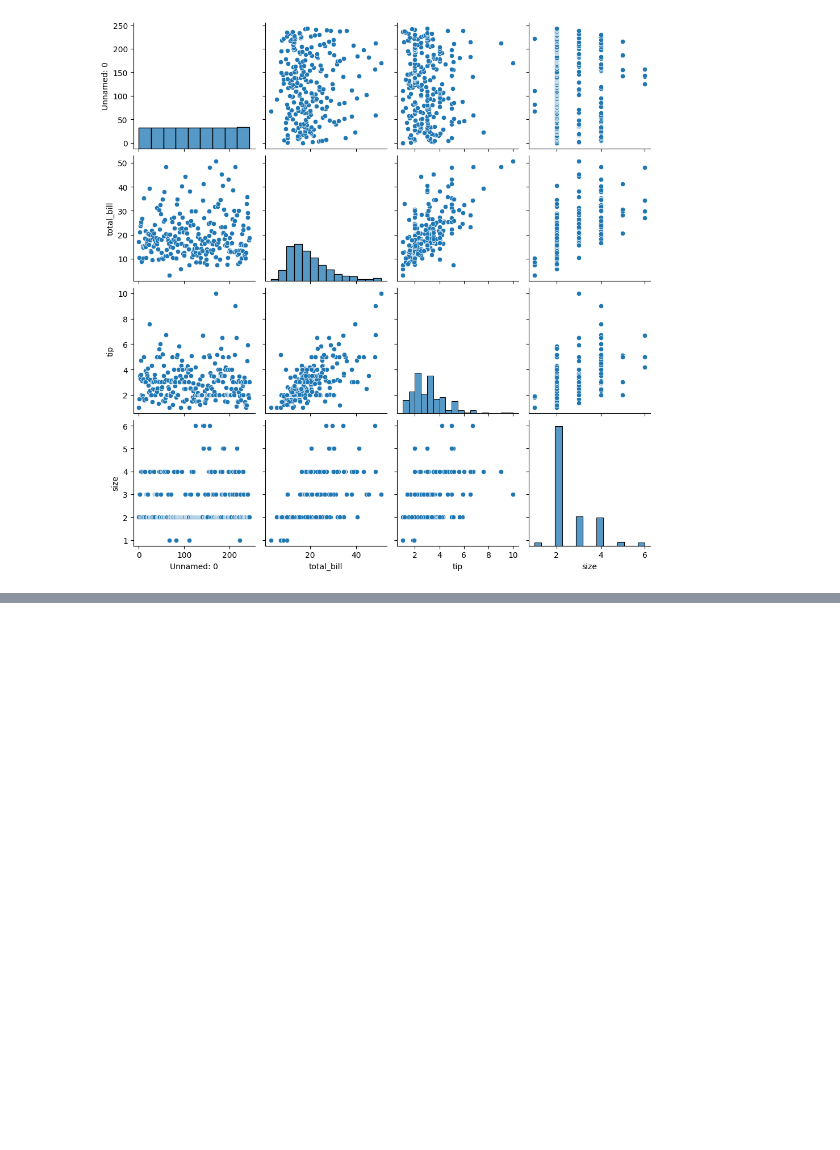
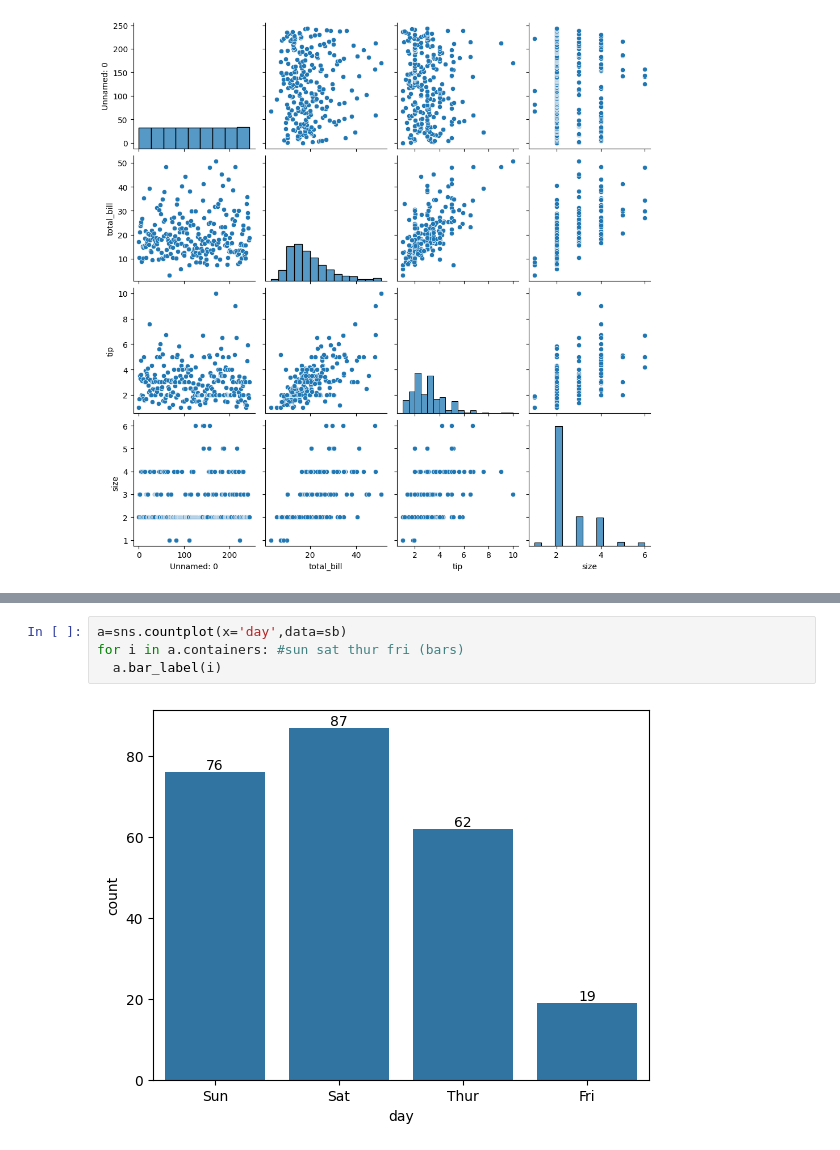
Before and after one commit to dpkasahu/numpy, a Jupyter notebook: seaborn.ipynb, the cells around one changed output, grey strips where cells are left out. Saved outputs shown, nothing was run; the diff lists cells and outputs as text; blank space fills up the shorter version.

```diff
--- a/seaborn.ipynb
+++ b/seaborn.ipynb
@@ -487,0 +289,6 @@ sns.violinplot(x='Item',y='Total Spent',data=sb3)
+# %%
+a=sns.countplot(x='day',data=sb)
+for i in a.containers: #sun sat thur fri (bars)
+  a.bar_label(i)
+# %% [output]
+[figure, added]
```
Also changed, not shown: parts of 50 cells of this notebook.
